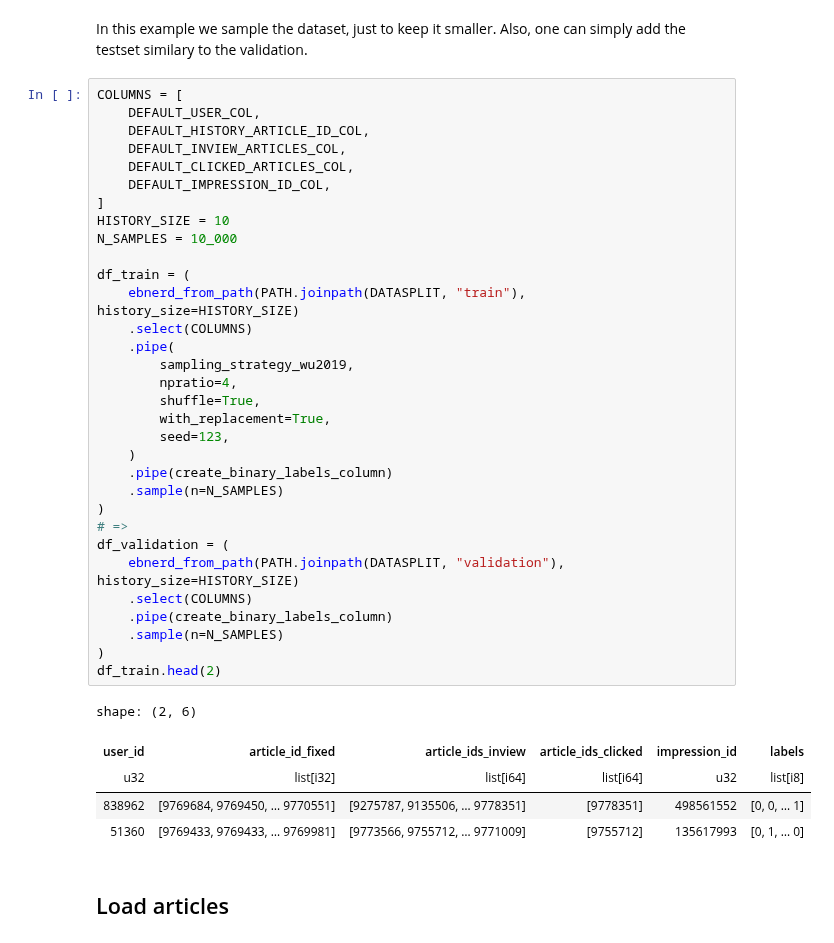
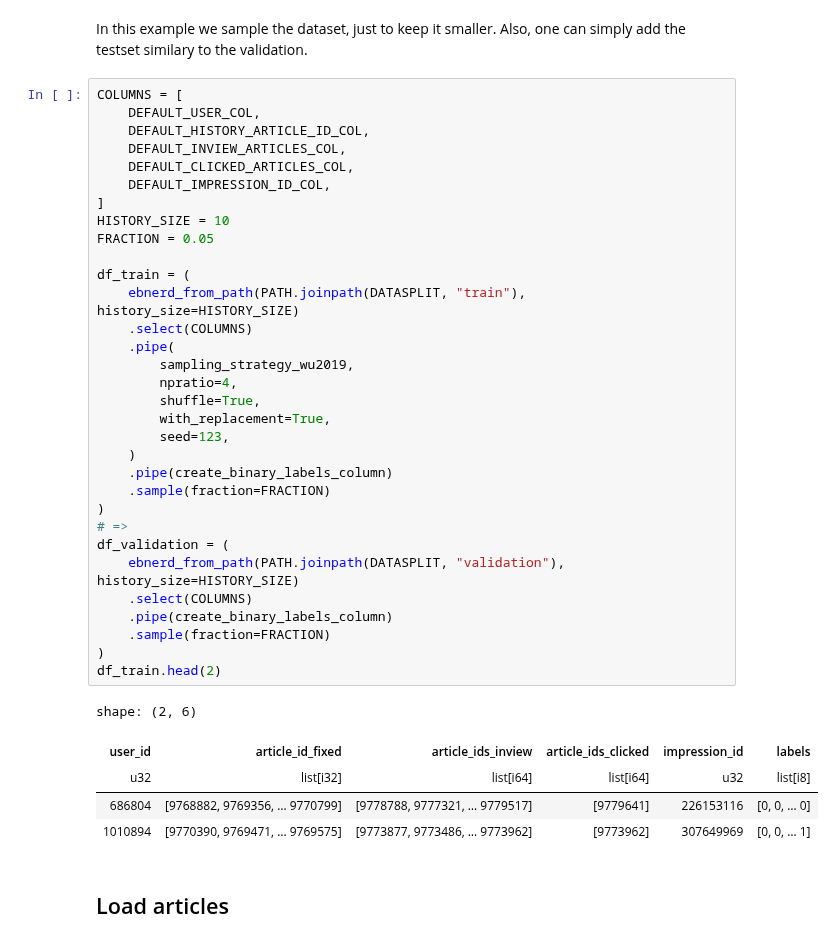
Before and after one commit to ebanalyse/ebnerd-benchmark, a Jupyter notebook: examples/00_quick_start/nrms_ebnerd.ipynb, the cells around one changed output. Cells and saved outputs as stored; diff of their text form.

Commit message:
add fraction instead

```diff
--- a/examples/00_quick_start/nrms_ebnerd.ipynb
+++ b/examples/00_quick_start/nrms_ebnerd.ipynb
@@ -83,38 +83,38 @@ COLUMNS = [
     DEFAULT_HISTORY_ARTICLE_ID_COL,
     DEFAULT_INVIEW_ARTICLES_COL,
     DEFAULT_CLICKED_ARTICLES_COL,
     DEFAULT_IMPRESSION_ID_COL,
 ]
 HISTORY_SIZE = 10
-N_SAMPLES = 10_000
+FRACTION = 0.05
 
 df_train = (
     ebnerd_from_path(PATH.joinpath(DATASPLIT, "train"), history_size=HISTORY_SIZE)
     .select(COLUMNS)
     .pipe(
         sampling_strategy_wu2019,
         npratio=4,
         shuffle=True,
         with_replacement=True,
         seed=123,
     )
     .pipe(create_binary_labels_column)
-    .sample(n=N_SAMPLES)
+    .sample(fraction=FRACTION)
 )
 # =>
 df_validation = (
     ebnerd_from_path(PATH.joinpath(DATASPLIT, "validation"), history_size=HISTORY_SIZE)
     .select(COLUMNS)
     .pipe(create_binary_labels_column)
-    .sample(n=N_SAMPLES)
+    .sample(fraction=FRACTION)
 )
 df_train.head(2)
 # %% [output]
 shape: (2, 6)
 | user_id | article_id_fixed | article_ids_inview | article_ids_clicked | impression_id | labels |
 | u32 | list[i32] | list[i64] | list[i64] | u32 | list[i8] |
-| 838962 | [9769684, 9769450, … 9770551] | [9275787, 9135506, … 9778351] | [9778351] | 498561552 | [0, 0, … 1] |
-| 51360 | [9769433, 9769433, … 9769981] | [9773566, 9755712, … 9771009] | [9755712] | 135617993 | [0, 1, … 0] |
+| 686804 | [9768882, 9769356, … 9770799] | [9778788, 9777321, … 9779517] | [9779641] | 226153116 | [0, 0, … 0] |
+| 1010894 | [9770390, 9769471, … 9769575] | [9773877, 9773486, … 9773962] | [9773962] | 307649969 | [0, 0, … 1] |
 # %% [markdown]
 ## Load articles
 # %%
```
Also changed, not shown: parts of 1 cell of this notebook.
